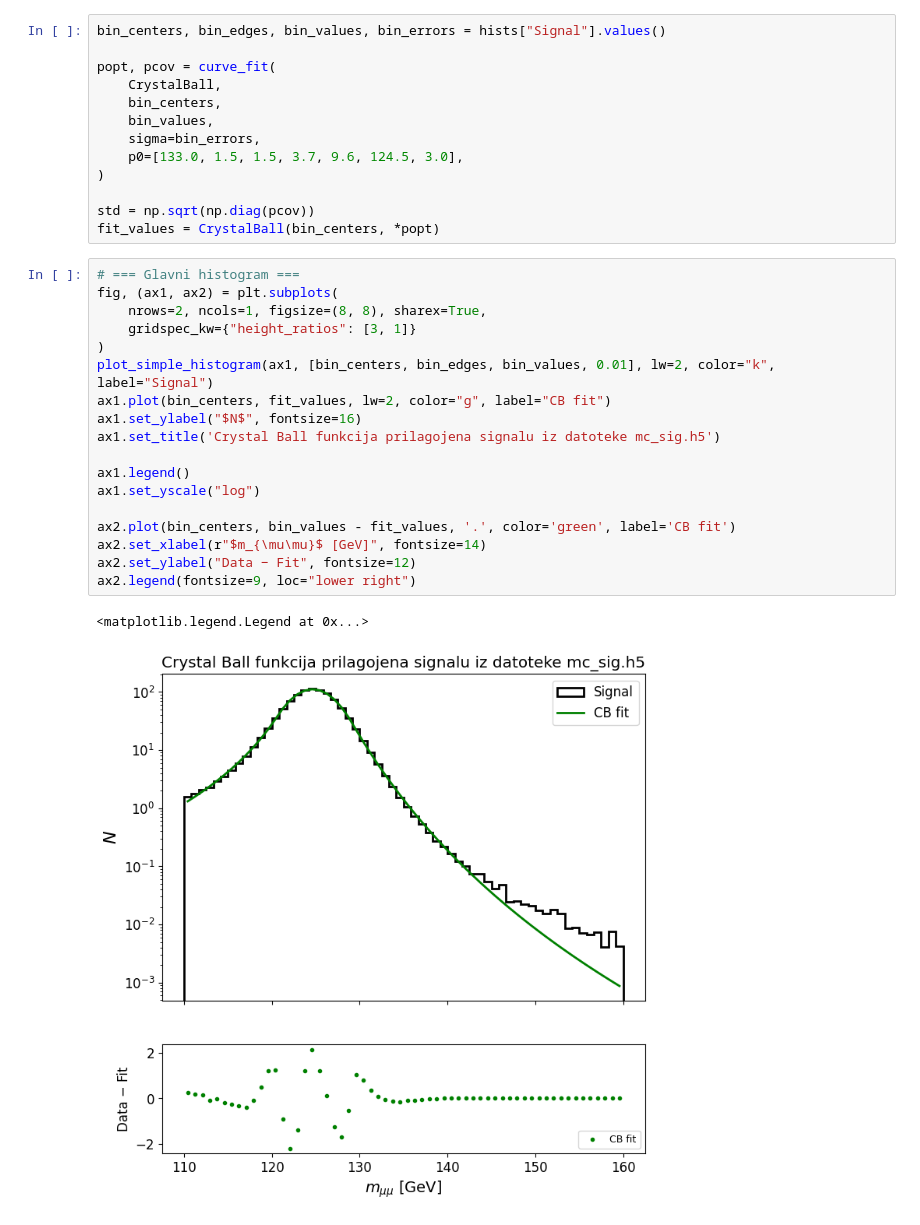
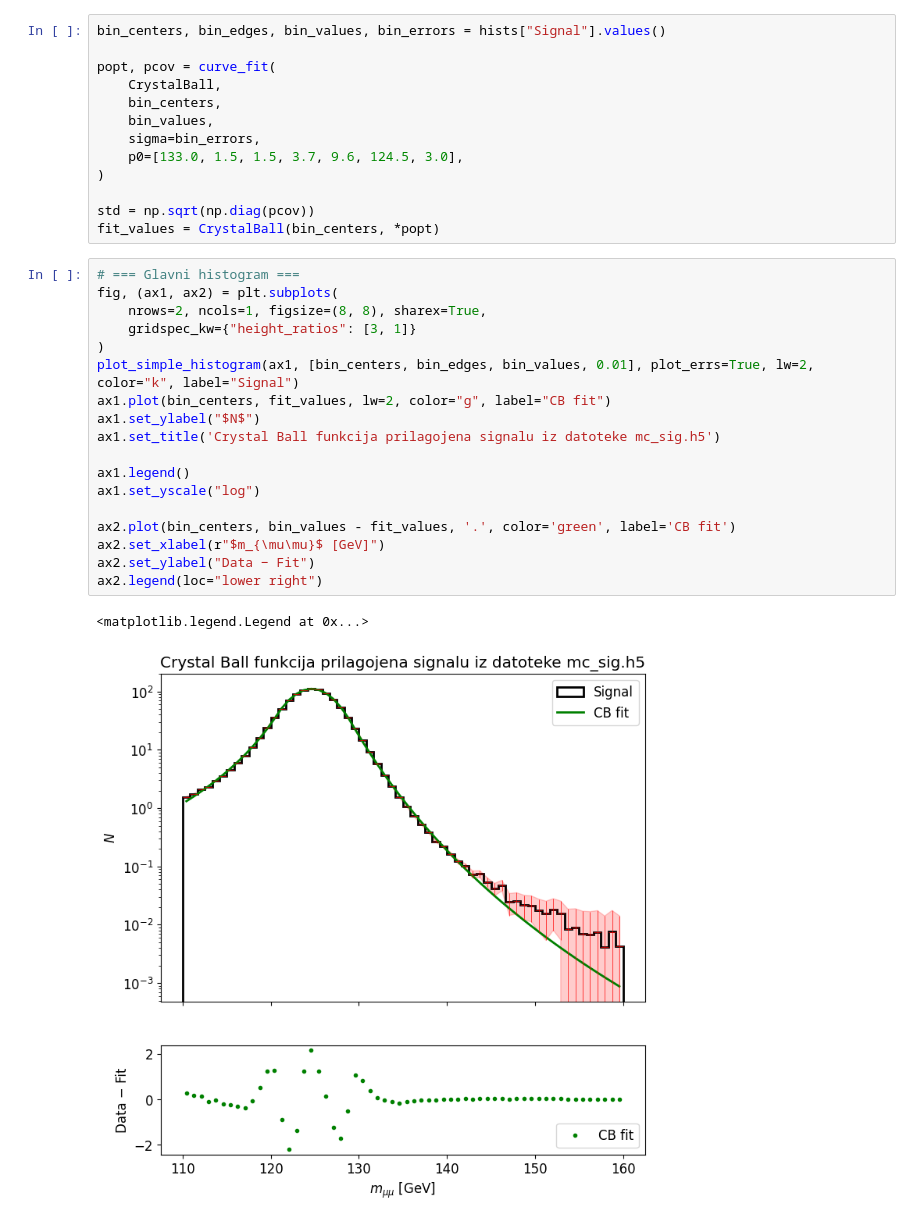
Before and after one commit to tadejkooo/PSUF, a Jupyter notebook: PSUF1/python1/fitting.ipynb, the cells around one changed output. Drawn from its saved outputs; the diff is of its cells as text.

```diff
--- a/PSUF1/python1/fitting.ipynb
+++ b/PSUF1/python1/fitting.ipynb
@@ -259,21 +259,21 @@ fit_values = CrystalBall(bin_centers, *popt)
 # %%
 # === Glavni histogram ===
 fig, (ax1, ax2) = plt.subplots(
     nrows=2, ncols=1, figsize=(8, 8), sharex=True,
     gridspec_kw={"height_ratios": [3, 1]}
 )
-plot_simple_histogram(ax1, [bin_centers, bin_edges, bin_values, 0.01], lw=2, color="k", label="Signal")
+plot_simple_histogram(ax1, [bin_centers, bin_edges, bin_values, 0.01], plot_errs=True, lw=2, color="k", label="Signal")
 ax1.plot(bin_centers, fit_values, lw=2, color="g", label="CB fit")
-ax1.set_ylabel("$N$", fontsize=16)
+ax1.set_ylabel("$N$")
 ax1.set_title('Crystal Ball funkcija prilagojena signalu iz datoteke mc_sig.h5')
 
 ax1.legend()
 ax1.set_yscale("log")
 
 ax2.plot(bin_centers, bin_values - fit_values, '.', color='green', label='CB fit')
-ax2.set_xlabel(r"$m_{\mu\mu}$ [GeV]", fontsize=14)
-ax2.set_ylabel("Data − Fit", fontsize=12)
-ax2.legend(fontsize=9, loc="lower right")
+ax2.set_xlabel(r"$m_{\mu\mu}$ [GeV]")
+ax2.set_ylabel("Data − Fit")
+ax2.legend(loc="lower right")
 # %% [output]
 <matplotlib.legend.Legend at 0x...>
-[figure, old version]
+[figure, new version]
```
Also changed, not shown: parts of 16 cells of this notebook, 18 other files.
